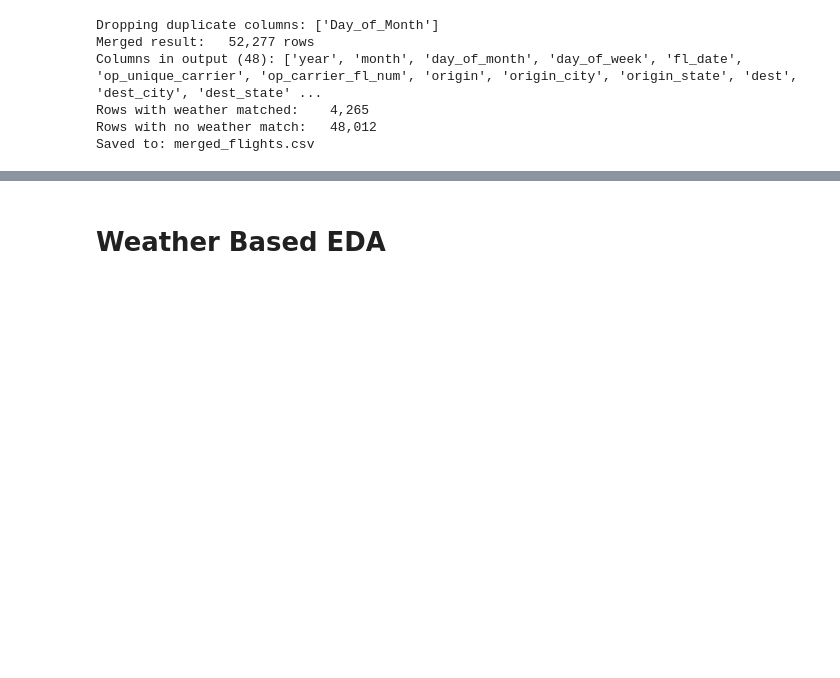
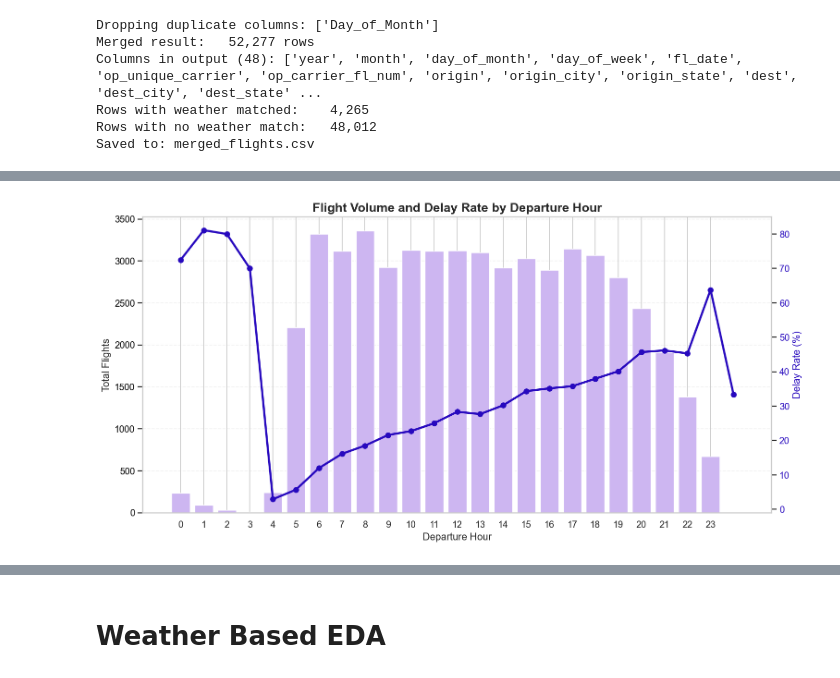
Before and after one commit to viduu24/Flight_Delay_Prediction, a Jupyter notebook: D2L_Submission/modeling.ipynb, the cells around one changed output, grey strips where cells are left out. Drawn from its saved outputs; the diff is of its cells as text; code cells hidden in the pictures; blank space fills up the shorter version.

Commit message:
Flight EDA added

```diff
--- a/D2L_Submission/modeling.ipynb
+++ b/D2L_Submission/modeling.ipynb
@@ -307,0 +313,19 @@ Saved to: merged_flights.csv
+# %%
+import pandas as pd
+import numpy as np
+import matplotlib.pyplot as plt
+import seaborn as sns
+
+df = pd.read_csv("merged_flights.csv", low_memory=False)
+
+# Ensure target variable is numeric for aggregation and plotting
+df["IS_Delay"] = df["IS_Delay"].astype(int)
+
+# Calculate basic delay summary
+total_flights = len(df)
+delayed_flights = int(df["IS_Delay"].sum())
+delay_rate = (delayed_flights / total_flights) * 100
+
+print(f"Total flights                    : {total_flights:,}")
+print(f"Delayed flights   (IS_Delay=1)   : {delayed_flights:,}")
+print(f"Delay rate                       : {delay_rate:.1f}%")
@@ -307,0 +427,58 @@ Saved to: merged_flights.csv
+# %%
+# Keep valid departure hours only
+hourly_delay = (
+    df.dropna(subset=["Departure_Hour"])
+      .assign(Departure_Hour=lambda x: pd.to_numeric(x["Departure_Hour"], errors="coerce"))
+      .dropna(subset=["Departure_Hour"])
+      .groupby("Departure_Hour")["IS_Delay"]
+      .agg(Total_Flights="count", Delayed_Flights="sum")
+      .reset_index()
+      .sort_values("Departure_Hour")
+)
+
+# Convert hour to integer for clean plotting
+hourly_delay["Departure_Hour"] = hourly_delay["Departure_Hour"].astype(int)
+
+# Delay rate as percentage
+hourly_delay["Delay_Rate"] = (
+    hourly_delay["Delayed_Flights"] / hourly_delay["Total_Flights"] * 100
+)
+
+fig, ax1 = plt.subplots(figsize=(12, 6))
+
+bars = ax1.bar(
+    hourly_delay["Departure_Hour"],
+    hourly_delay["Total_Flights"],
+    color="#CDB6F1",
+    edgecolor="white",
+    linewidth=0.8,
+    label="Total Flights"
+)
+
+ax1.set_title("Flight Volume and Delay Rate by Departure Hour", fontsize=15, fontweight="bold")
+ax1.set_xlabel("Departure Hour")
+ax1.set_ylabel("Total Flights", )
+ax1.tick_params(axis="y", labelcolor="black")
+ax1.set_xticks(range(24))
+ax1.grid(axis="y", linestyle="--", alpha=0.25)
+
+ax2 = ax1.twinx()
+ax2.plot(
+    hourly_delay["Departure_Hour"],
+    hourly_delay["Delay_Rate"],
+    color="#2709BE",
+    marker="o",
+    linewidth=2.5,
+    markersize=6,
+    label="Delay Rate (%)"
+)
+
+ax2.set_ylabel("Delay Rate (%)", color="#2709be")
+ax2.tick_params(axis="y", labelcolor="#2709be")
+ax2.grid(False)
+
+
+plt.tight_layout()
+plt.show()
+# %% [output]
+[figure, added]
```
Also changed, not shown: parts of 19 cells of this notebook.
